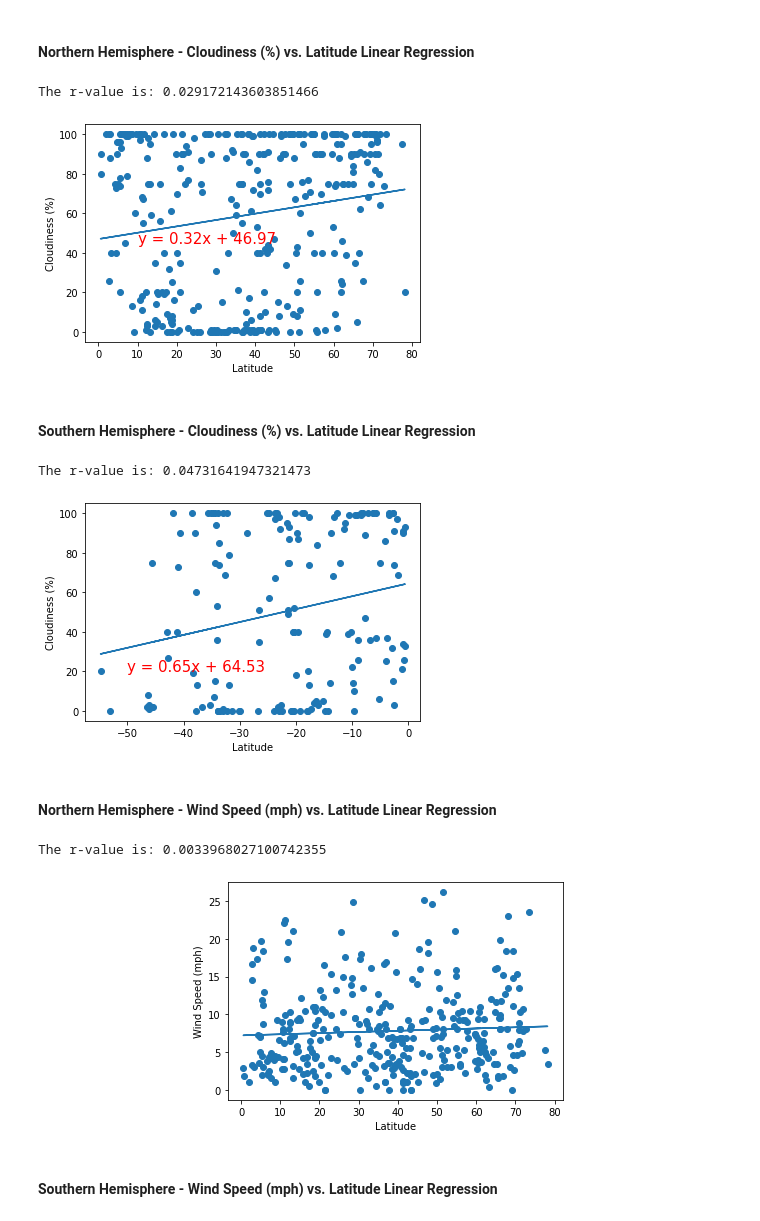
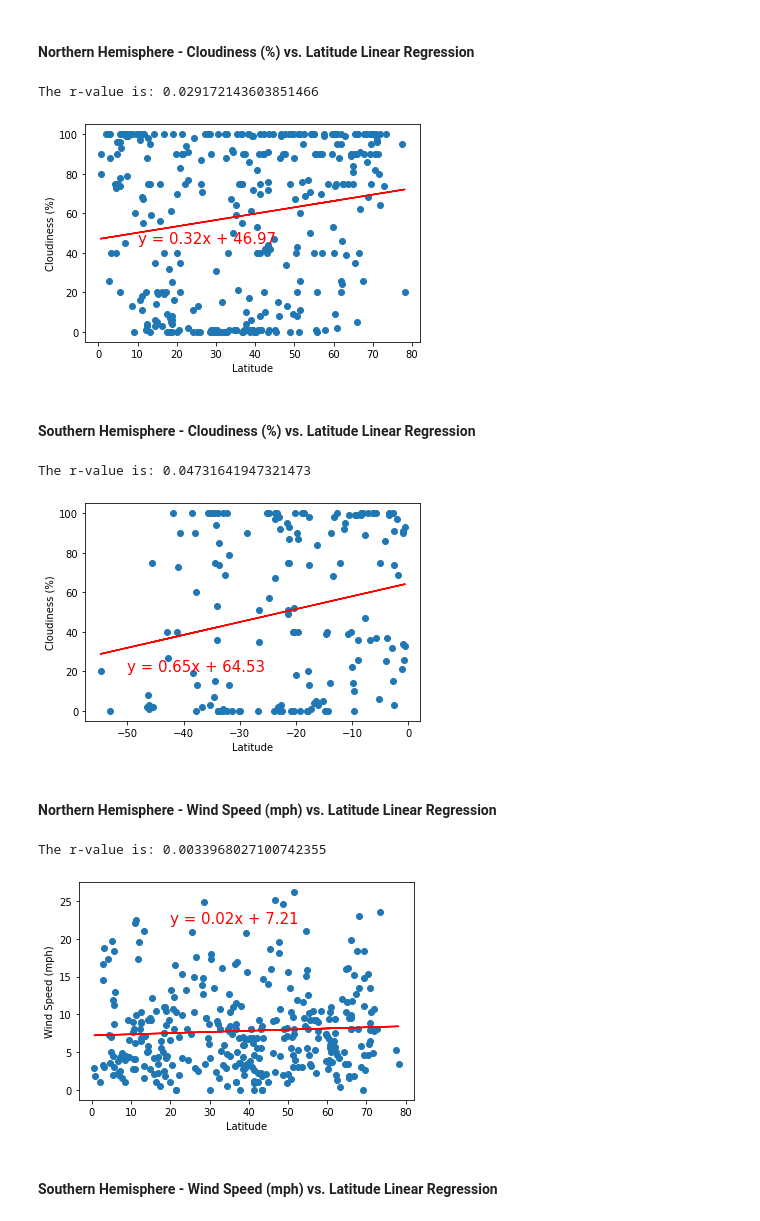
Before and after one commit to capflaum/WeatherPy_API, a Jupyter notebook: weatherpy/weatherpy.ipynb, the cells around one changed output. Saved outputs shown, nothing was run; the diff lists cells and outputs as text; code cells hidden in the pictures.

```diff
--- a/weatherpy/weatherpy.ipynb
+++ b/weatherpy/weatherpy.ipynb
@@ -307,7 +307,7 @@ def plot_linear_regression(x_values, y_values, title, text_coordinates):
     line_eq = 'y = ' + str(round(slope,2)) + 'x + ' + str(round(intercept,2))
 
     plt.scatter(x_val, y_val)
-    plt.plot(x_val, reg_val)
+    plt.plot(x_val, reg_val, "r-")
     plt.annotate(line_eq, text_coordinates, fontsize=15, color= "red")
 
     plt.xlabel('Latitude')
@@ -364,7 +364,7 @@ y_val = north_df['Cloudiness']
 plot_linear_regression(x_val, y_val, 'Cloudiness (%)', (10,45))
 # %% [output]
 The r-value is: 0.029172143603851466
-[figure, old version]
+[figure, new version]
 # %% [markdown]
 ####  Southern Hemisphere - Cloudiness (%) vs. Latitude Linear Regression
 # %%
@@ -374,17 +374,17 @@ y_val = south_df['Cloudiness']
 plot_linear_regression(x_val, y_val, 'Cloudiness (%)', (-50,20))
 # %% [output]
 The r-value is: 0.04731641947321473
-[figure, old version]
+[figure, new version]
 # %% [markdown]
 ####  Northern Hemisphere - Wind Speed (mph) vs. Latitude Linear Regression
 # %%
 x_val = north_df['Latitude']
 y_val = north_df['Wind Speed']
 
-plot_linear_regression(x_val, y_val, 'Wind Speed (mph)', (20,
+plot_linear_regression(x_val, y_val, 'Wind Speed (mph)', (20,22))
 # %% [output]
 The r-value is: 0.0033968027100742355
-[figure, old version]
+[figure, new version]
 # %% [markdown]
 ####  Southern Hemisphere - Wind Speed (mph) vs. Latitude Linear Regression
 # %%
```
Also changed, not shown: parts of 5 cells of this notebook, 1 other file.
